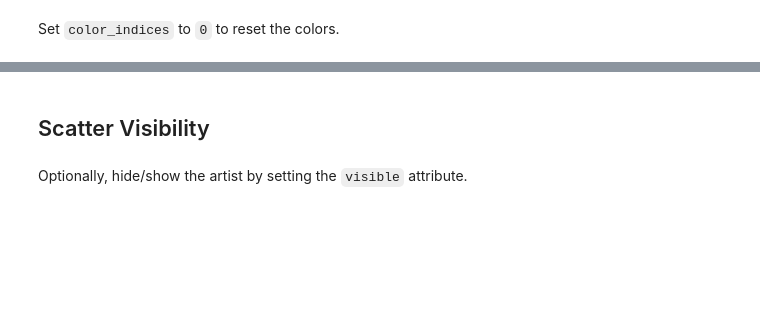
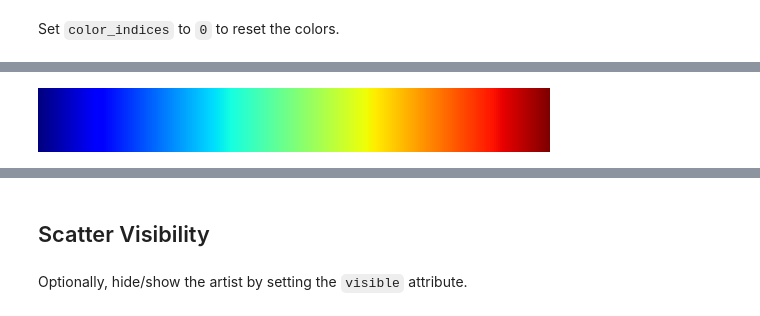
Before and after one commit to BiAPoL/biaplotter, a Jupyter notebook: docs/examples/scatter_artist_example.ipynb, the cells around one changed output, grey strips where cells are left out. Drawn from its saved outputs; the diff is of its cells as text; code cells hidden in the pictures; blank space fills up the shorter version.

```diff
--- a/docs/examples/scatter_artist_example.ipynb
+++ b/docs/examples/scatter_artist_example.ipynb
@@ -69,0 +75,4 @@ fig
+# %%
+plt.cm.jet
+# %% [output]
+[figure, added]
```
Also changed, not shown: parts of 12 cells of this notebook.
